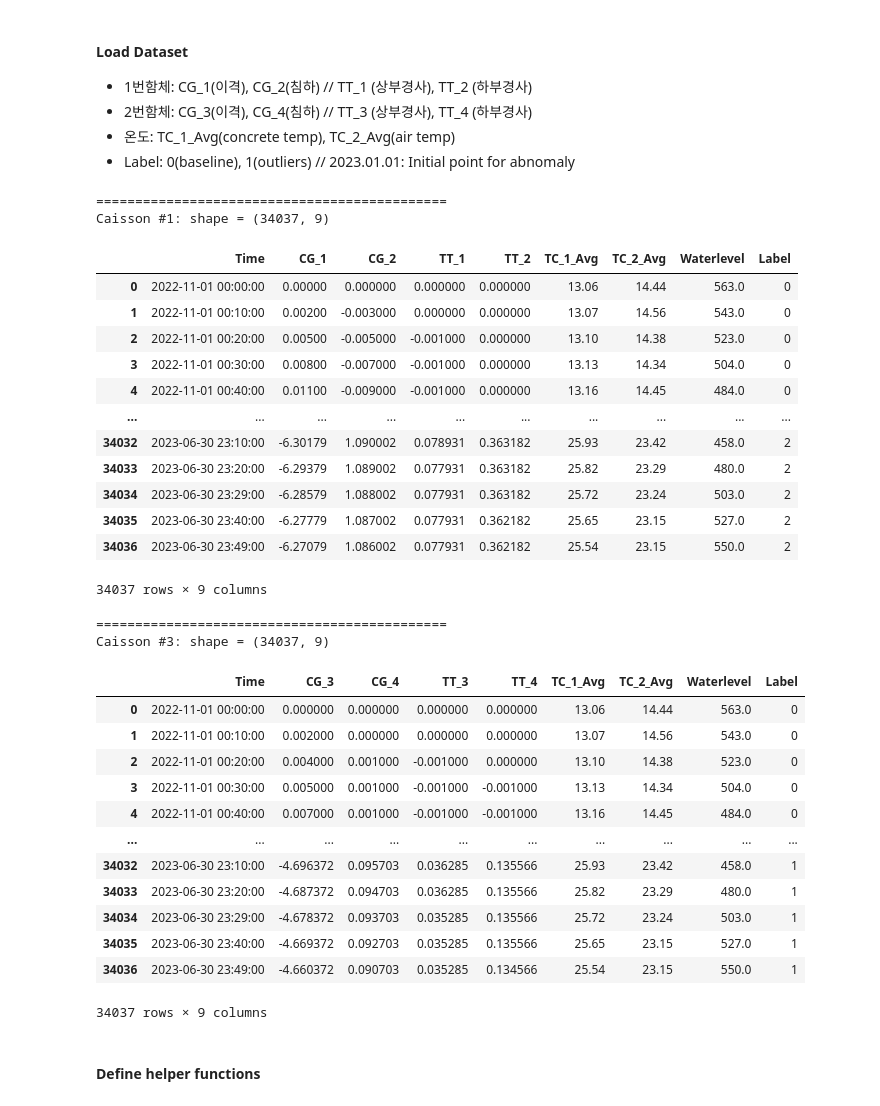
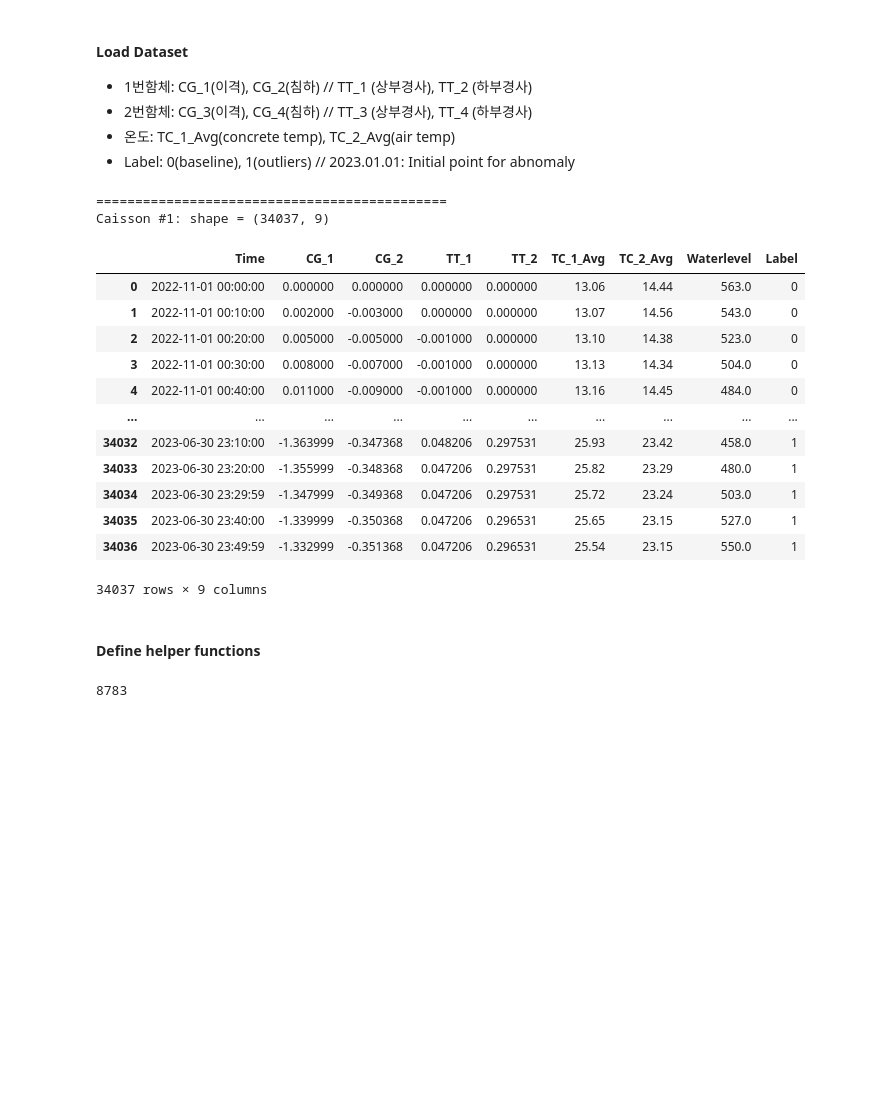
Before and after one commit to seungsab/Robust_Outlier_detection, a Jupyter notebook: 20230712_인천항_데이터_항만인프라/Step1_Expoloratory_Data_Analysis_Incheon_porTinfra.ipynb, the cells around one changed output. Cells and saved outputs as stored; diff of their text form; code cells hidden in the pictures; blank space fills up the shorter version.

```diff
--- a/20230712_인천항_데이터_항만인프라/Step1_Expoloratory_Data_Analysis_Incheon_porTinfra.ipynb
+++ b/20230712_인천항_데이터_항만인프라/Step1_Expoloratory_Data_Analysis_Incheon_porTinfra.ipynb
@@ -26,8 +26,8 @@ mpl.rcParams['axes.unicode_minus'] = False
 - Label: 0(baseline), 1(outliers) // 2023.01.01: Initial point for abnomaly
 # %%
 # Define filename
-# fn_name = 'J_Dataset_1101_0630.csv'
-fn_name = 'J_Dataset_1101_0630_outlier_1sig.csv'
+fn_name = 'J_Dataset_1101_0630.csv'
+# fn_name = 'J_Dataset_1101_0630_outlier_1sig.csv'
 # fn_name = 'J_Dataset_1101_0630_outlier_2sig.csv'
 # fn_name = 'J_Dataset_1101_0630_outlier_3sig.csv'
 
@@ -36,63 +36,48 @@ df = pd.read_csv(fn_name)
 
 # Convert string in time column to datatime (Change data type)
 df.Time = pd.to_datetime(df.Time)
 
 # Define columnnames for seperating CAISSON1 & CAISSON2
 df1_col = ['Time', 'CG_1', 'CG_2', 'TT_1', 'TT_2', 'TC_1_Avg', 'TC_2_Avg', 'Waterlevel']
 df3_col = ['Time', 'CG_3', 'CG_4', 'TT_3', 'TT_4', 'TC_1_Avg', 'TC_2_Avg', 'Waterlevel']
 
 # Rename the column names, since original files have different name of labels.
 if 'Label_1' in df.columns:
     df1_col.append('Label_1')
     df1 = df[df1_col]
     df1.columns = ['Label'  if col_[:5] == 'Label' else col_ for col_ in df1.columns]
 
     df3_col.append('Label_2')
     df3 = df[df3_col]
     df3.columns = ['Label'  if col_[:5] == 'Label' else col_ for col_ in df3.columns]
 else:
     df1_col.append('Label')
     df1 = df[df1_col]
     df3_col.append('Label')
     df3 = df[df3_col]
 
 print('=========' * 5)
 print(f'Caisson #1: shape = {df1.shape}')
 display(df1)
-print('=========' * 5)
-print(f'Caisson #3: shape = {df3.shape}')
-display(df3)
+# print('=========' * 5)
+# print(f'Caisson #3: shape = {df3.shape}')
+# display(df3)
 # %% [output]
 =============================================
 Caisson #1: shape = (34037, 9)
 |  | Time | CG_1 | CG_2 | TT_1 | TT_2 | TC_1_Avg | TC_2_Avg | Waterlevel | Label |
-| 0 | 2022-11-01 00:00:00 | 0.00000 | 0.000000 | 0.000000 | 0.000000 | 13.06 | 14.44 | 563.0 | 0 |
-| 1 | 2022-11-01 00:10:00 | 0.00200 | -0.003000 | 0.000000 | 0.000000 | 13.07 | 14.56 | 543.0 | 0 |
-| 2 | 2022-11-01 00:20:00 | 0.00500 | -0.005000 | -0.001000 | 0.000000 | 13.10 | 14.38 | 523.0 | 0 |
-| 3 | 2022-11-01 00:30:00 | 0.00800 | -0.007000 | -0.001000 | 0.000000 | 13.13 | 14.34 | 504.0 | 0 |
-| 4 | 2022-11-01 00:40:00 | 0.01100 | -0.009000 | -0.001000 | 0.000000 | 13.16 | 14.45 | 484.0 | 0 |
+| 0 | 2022-11-01 00:00:00 | 0.000000 | 0.000000 | 0.000000 | 0.000000 | 13.06 | 14.44 | 563.0 | 0 |
+| 1 | 2022-11-01 00:10:00 | 0.002000 | -0.003000 | 0.000000 | 0.000000 | 13.07 | 14.56 | 543.0 | 0 |
+| 2 | 2022-11-01 00:20:00 | 0.005000 | -0.005000 | -0.001000 | 0.000000 | 13.10 | 14.38 | 523.0 | 0 |
+| 3 | 2022-11-01 00:30:00 | 0.008000 | -0.007000 | -0.001000 | 0.000000 | 13.13 | 14.34 | 504.0 | 0 |
+| 4 | 2022-11-01 00:40:00 | 0.011000 | -0.009000 | -0.001000 | 0.000000 | 13.16 | 14.45 | 484.0 | 0 |
 | ... | ... | ... | ... | ... | ... | ... | ... | ... | ... |
-| 34032 | 2023-06-30 23:10:00 | -6.30179 | 1.090002 | 0.078931 | 0.363182 | 25.93 | 23.42 | 458.0 | 2 |
-| 34033 | 2023-06-30 23:20:00 | -6.29379 | 1.089002 | 0.077931 | 0.363182 | 25.82 | 23.29 | 480.0 | 2 |
-| 34034 | 2023-06-30 23:29:00 | -6.28579 | 1.088002 | 0.077931 | 0.363182 | 25.72 | 23.24 | 503.0 | 2 |
-| 34035 | 2023-06-30 23:40:00 | -6.27779 | 1.087002 | 0.077931 | 0.362182 | 25.65 | 23.15 | 527.0 | 2 |
-| 34036 | 2023-06-30 23:49:00 | -6.27079 | 1.086002 | 0.077931 | 0.362182 | 25.54 | 23.15 | 550.0 | 2 |
+| 34032 | 2023-06-30 23:10:00 | -1.363999 | -0.347368 | 0.048206 | 0.297531 | 25.93 | 23.42 | 458.0 | 1 |
+| 34033 | 2023-06-30 23:20:00 | -1.355999 | -0.348368 | 0.047206 | 0.297531 | 25.82 | 23.29 | 480.0 | 1 |
+| 34034 | 2023-06-30 23:29:59 | -1.347999 | -0.349368 | 0.047206 | 0.297531 | 25.72 | 23.24 | 503.0 | 1 |
+| 34035 | 2023-06-30 23:40:00 | -1.339999 | -0.350368 | 0.047206 | 0.296531 | 25.65 | 23.15 | 527.0 | 1 |
+| 34036 | 2023-06-30 23:49:59 | -1.332999 | -0.351368 | 0.047206 | 0.296531 | 25.54 | 23.15 | 550.0 | 1 |
 34037 rows × 9 columns
-=============================================
-Caisson #3: shape = (34037, 9)
-|  | Time | CG_3 | CG_4 | TT_3 | TT_4 | TC_1_Avg | TC_2_Avg | Waterlevel | Label |
-| 0 | 2022-11-01 00:00:00 | 0.000000 | 0.000000 | 0.000000 | 0.000000 | 13.06 | 14.44 | 563.0 | 0 |
-| 1 | 2022-11-01 00:10:00 | 0.002000 | 0.000000 | 0.000000 | 0.000000 | 13.07 | 14.56 | 543.0 | 0 |
-| 2 | 2022-11-01 00:20:00 | 0.004000 | 0.001000 | -0.001000 | 0.000000 | 13.10 | 14.38 | 523.0 | 0 |
-| 3 | 2022-11-01 00:30:00 | 0.005000 | 0.001000 | -0.001000 | -0.001000 | 13.13 | 14.34 | 504.0 | 0 |
-| 4 | 2022-11-01 00:40:00 | 0.007000 | 0.001000 | -0.001000 | -0.001000 | 13.16 | 14.45 | 484.0 | 0 |
-| ... | ... | ... | ... | ... | ... | ... | ... | ... | ... |
-| 34032 | 2023-06-30 23:10:00 | -4.696372 | 0.095703 | 0.036285 | 0.135566 | 25.93 | 23.42 | 458.0 | 1 |
-| 34033 | 2023-06-30 23:20:00 | -4.687372 | 0.094703 | 0.036285 | 0.135566 | 25.82 | 23.29 | 480.0 | 1 |
-| 34034 | 2023-06-30 23:29:00 | -4.678372 | 0.093703 | 0.035285 | 0.135566 | 25.72 | 23.24 | 503.0 | 1 |
-| 34035 | 2023-06-30 23:40:00 | -4.669372 | 0.092703 | 0.035285 | 0.135566 | 25.65 | 23.15 | 527.0 | 1 |
-| 34036 | 2023-06-30 23:49:00 | -4.660372 | 0.090703 | 0.035285 | 0.134566 | 25.54 | 23.15 | 550.0 | 1 |
-34037 rows × 9 columns
 # %% [markdown]
 #### **Define helper functions**
 # %%
@@ -180,3 +165,9 @@ def show_scatter_plots_data(df, col_interest, df_interest = None):
                 collection.set_cmap(cmap)
                 collection.set_array(X.index.to_numpy())
     plt.show()
+# %%
+# # Extract indices for normal & abnormals
+df_ind = find_indices_labels(df1)
+np.where(df_ind[0] == True)[0][-1]
+# %% [output]
+8783
```
Also changed, not shown: parts of 16 cells of this notebook, 1 other file.
